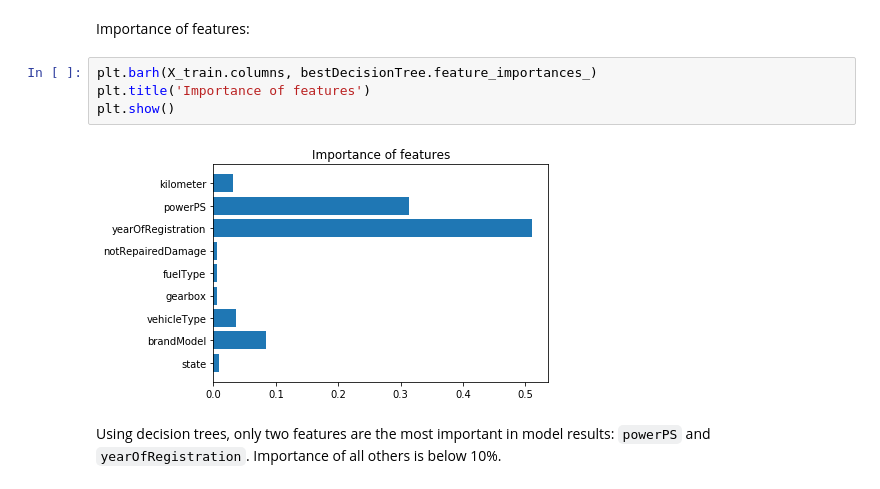
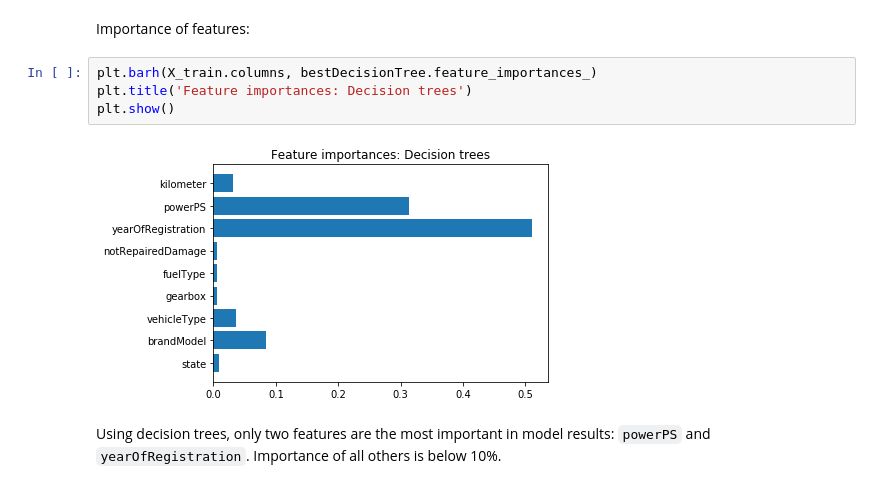
Before and after one commit to rucoma/KSCHOOL_TFM_Used_Cars_Price, a Jupyter notebook: src/03 - Modeling.ipynb, the cells around one changed output. Drawn from its saved outputs; the diff is of its cells as text.

```diff
--- a/src/03 - Modeling.ipynb
+++ b/src/03 - Modeling.ipynb
@@ -354,10 +354,10 @@ Algorithm sometimes fails predicting expensive cars (> 40000 €). As we can see
 Importance of features:
 # %%
 plt.barh(X_train.columns, bestDecisionTree.feature_importances_)
-plt.title('Importance of features')
+plt.title('Feature importances: Decision trees')
 plt.show()
 # %% [output]
-[figure, old version]
+[figure, new version]
 # %% [markdown]
 Using decision trees, only two features are the most important in model results: `powerPS` and `yearOfRegistration`. Importance of all others is below 10%.
 # %% [markdown]
```
Also changed, not shown: parts of 2 cells of this notebook, 11 other files.
